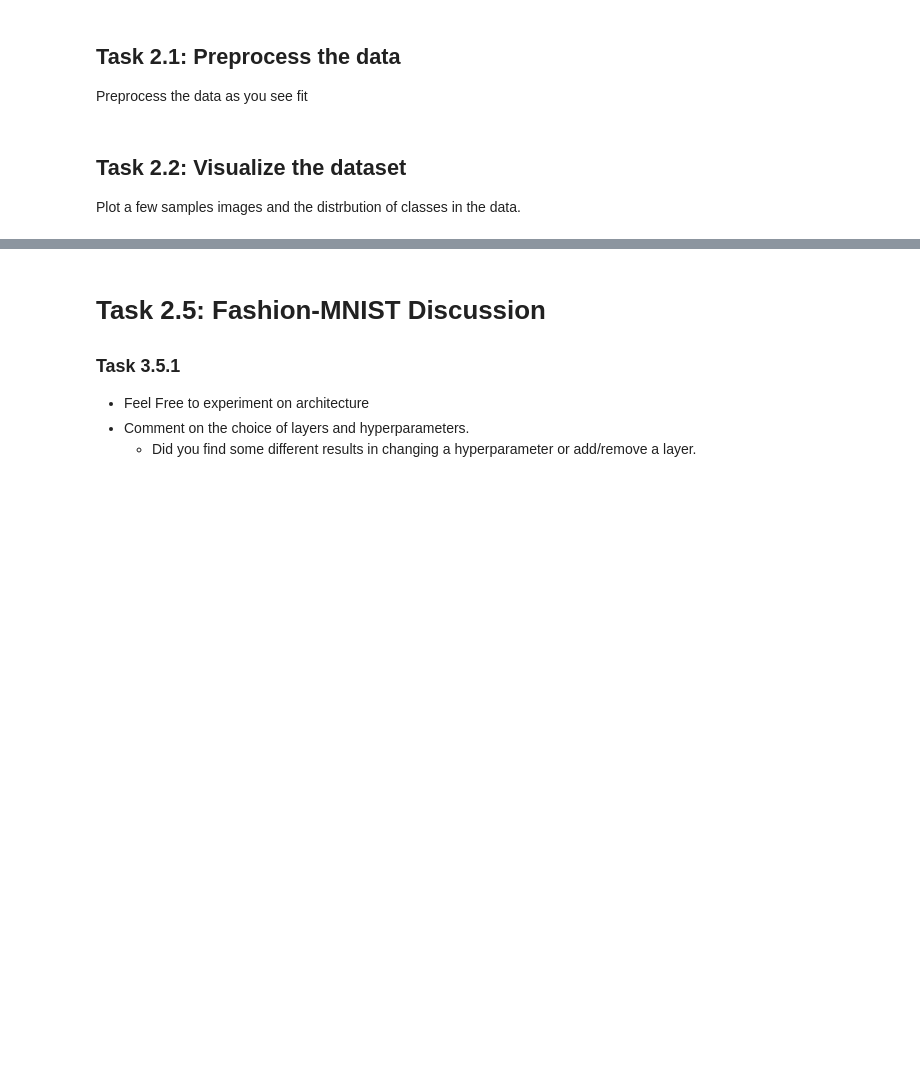
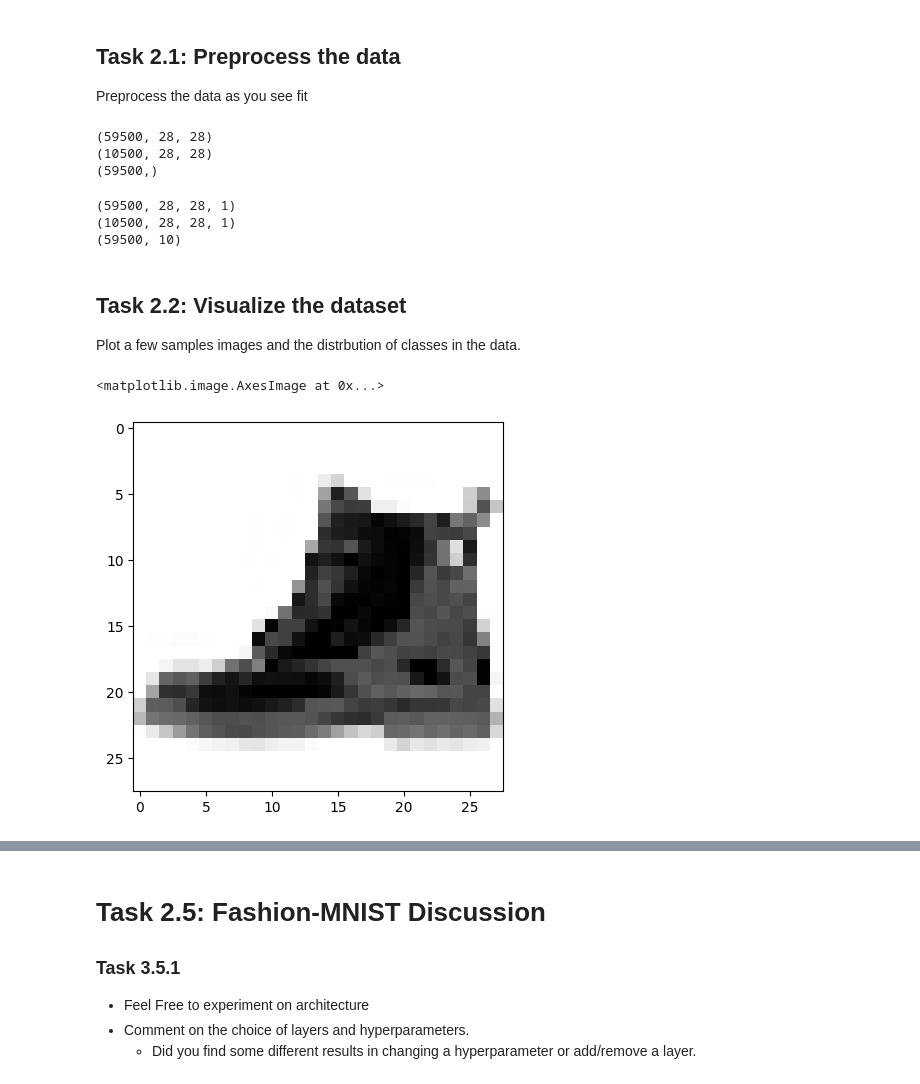
Before and after one commit to Emriey/DAT300, a Jupyter notebook: CA2/CA2_CNN_Template_02.ipynb, the cells around one changed output, grey strips where cells are left out. Drawn from its saved outputs; the diff is of its cells as text; code cells hidden in the pictures; blank space fills up the shorter version.

```diff
--- a/CA2/CA2_CNN_Template_02.ipynb
+++ b/CA2/CA2_CNN_Template_02.ipynb
@@ -431,8 +441,8 @@ In this task you shall implement a CNN model, and train it to classify the image
 
 - Filename: `Fashion_MNIST.h5`
 # %%
-# Change this path
-path = r"C:\Users\alfa\OneDrive - Norwegian University of Life Sciences\Desktop\AML_NMBU\DAT300\DAT300_2025\CA2_CNN_Template-1\Template\Fashion_MNIST.h5"
+# Change this path accordingly.
+path = r"C:/Users/emryc/Documents/Dokumenter/NMBU/Kurs/_DAT300/DAT300/CA2/Fashion_MNIST.h5"
 labels = {
     0: "T-shirt/top",
     1: "Trouser",
@@ -446,14 +456,14 @@ labels = {
     9: "Ankle boot"
 }
 # %%
-# 2. Use 'path' variable here
+# Use 'path' variable here
 with h5py.File(path, 'r') as f:
     print('Datasets in file:', list(f.keys()))
-    X_train = np.asarray(f['train_images'])
-    y_train = np.asarray(f['train_labels'])
-    X_test  = np.asarray(f['test_images'])
-    print('Nr. train images: %i' % (X_train.shape[0]))
-    print('Nr. test images: %i' % (X_test.shape[0]))
+    X_train_f = np.asarray(f['train_images'])
+    y_train_f = np.asarray(f['train_labels'])
+    X_test_f  = np.asarray(f['test_images'])
+    print('Nr. train images: %i' % (X_train_f.shape[0]))
+    print('Nr. test images: %i' % (X_test_f.shape[0]))
 # %% [output]
 Datasets in file: ['test_images', 'train_images', 'train_labels']
 Nr. train images: 59500
@@ -461,6 +471,42 @@ Nr. test images: 10500
 # %% [markdown]
 ## Task 2.1: Preprocess the data
 Preprocess the data as you see fit
+# %%
+print(X_train_f.shape)
+print(X_test_f.shape)
+print(y_train_f.shape)
+# (28, 28) shows us that images are greyscale, if it was coloured it would have been (28, 28, 3) etc...
+# %% [output]
+(59500, 28, 28)
+(10500, 28, 28)
+(59500,)
+# %%
+# Reshape data to account for color channel.
+X_train_f = np.expand_dims(X_train_f, -1)
+X_test_f  = np.expand_dims(X_test_f, -1)
+
+# Normalizing input between [0,1].
+X_train_f = X_train_f.astype("float32")/np.max(X_train_f)
+X_test_f  = X_test_f.astype("float32")/np.max(X_test_f)
+
+# Converting targets from numbers to categorical format. This is basically one-hot encoding.
+y_train_f = ks.utils.to_categorical(y_train_f, len(np.unique(y_train_f)))
+# y_test_f  = ks.utils.to_categorical(y_test, len(np.unique(y_test_f)))
+
+# Checking the shapes again.
+print(X_train_f.shape)
+print(X_test_f.shape)
+print(y_train_f.shape)
+# %% [output]
+(59500, 28, 28, 1)
+(10500, 28, 28, 1)
+(59500, 10)
 # %% [markdown]
 ## Task 2.2: Visualize the dataset
 Plot a few samples images and the distrbution of classes in the data.
+# %%
+plt.imshow(X_train_f[1], cmap='Greys')
+# I think it's an ankle boot.
+# %% [output]
+<matplotlib.image.AxesImage at 0x...>
+[figure, added]
```
Also changed, not shown: parts of 18 cells of this notebook.
